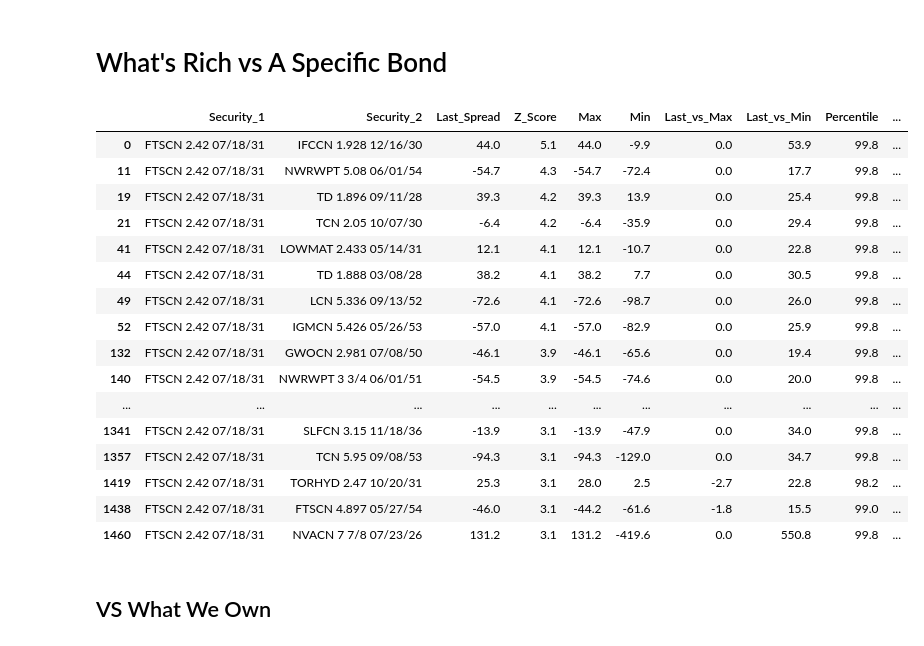
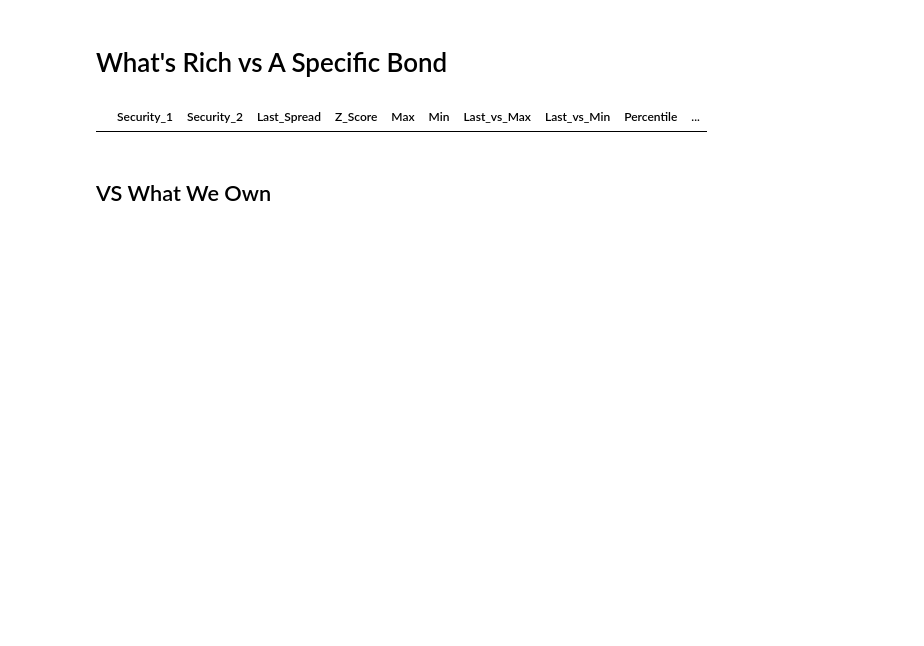
Before and after one commit to ewswlw/work_supa, a Jupyter notebook: analytics/t.ipynb, the cells around one changed output. Cells and saved outputs as stored; diff of their text form; code cells hidden in the pictures; blank space fills up the shorter version.

```diff
--- a/analytics/t.ipynb
+++ b/analytics/t.ipynb
@@ -244,7 +239,7 @@ g_z_bondlevel = g_z_all[
 ].copy()
 
 # Select the same columns as before
-g_z_bondlevel = g_z_ftscn[[
+g_z_bondlevel = g_z_bondlevel[[
     'Security_1',
     'Security_2',
     'Last_Spread',
@@ -254,49 +249,33 @@ g_z_bondlevel = g_z_ftscn[[
     'Last_vs_Max',
     'Last_vs_Min',
     'Percentile',
     'Custom_Sector_1',
     'Custom_Sector_2',
     'Yrs_Mat_Bucket_1',
     'Yrs_Mat_Bucket_2',
     'Size @ Best Offer_runs1',
     'Size @ Best Bid_runs2',
     'Bid/Offer_runs1',
     'Bid/Offer_runs2'
 ]].copy()
 
 # Sort by Z_Score descending
 g_z_bondlevel = g_z_bondlevel.sort_values(by='Z_Score', ascending=False)
 
 # Identify float columns except the two size columns
 size_cols = ['Size @ Best Offer_runs1', 'Size @ Best Bid_runs2']
 float_cols = [col for col in g_z_bondlevel.columns if g_z_bondlevel[col].dtype == 'float' and col not in size_cols]
 
 # Build the format dictionary
 format_dict = {col: '{:.1f}' for col in float_cols}
 format_dict.update({col: '{:,.0f}' for col in size_cols})
 
 # Display with custom formatting
 display(
     g_z_bondlevel.head(30).style.format(format_dict)
 )
 # %% [output]
 |  | Security_1 | Security_2 | Last_Spread | Z_Score | Max | Min | Last_vs_Max | Last_vs_Min | Percentile | ... |
-| 0 | FTSCN 2.42 07/18/31 | IFCCN 1.928 12/16/30 | 44.0 | 5.1 | 44.0 | -9.9 | 0.0 | 53.9 | 99.8 | ... |
-| 11 | FTSCN 2.42 07/18/31 | NWRWPT 5.08 06/01/54 | -54.7 | 4.3 | -54.7 | -72.4 | 0.0 | 17.7 | 99.8 | ... |
-| 19 | FTSCN 2.42 07/18/31 | TD 1.896 09/11/28 | 39.3 | 4.2 | 39.3 | 13.9 | 0.0 | 25.4 | 99.8 | ... |
-| 21 | FTSCN 2.42 07/18/31 | TCN 2.05 10/07/30 | -6.4 | 4.2 | -6.4 | -35.9 | 0.0 | 29.4 | 99.8 | ... |
-| 41 | FTSCN 2.42 07/18/31 | LOWMAT 2.433 05/14/31 | 12.1 | 4.1 | 12.1 | -10.7 | 0.0 | 22.8 | 99.8 | ... |
-| 44 | FTSCN 2.42 07/18/31 | TD 1.888 03/08/28 | 38.2 | 4.1 | 38.2 | 7.7 | 0.0 | 30.5 | 99.8 | ... |
-| 49 | FTSCN 2.42 07/18/31 | LCN 5.336 09/13/52 | -72.6 | 4.1 | -72.6 | -98.7 | 0.0 | 26.0 | 99.8 | ... |
-| 52 | FTSCN 2.42 07/18/31 | IGMCN 5.426 05/26/53 | -57.0 | 4.1 | -57.0 | -82.9 | 0.0 | 25.9 | 99.8 | ... |
-| 132 | FTSCN 2.42 07/18/31 | GWOCN 2.981 07/08/50 | -46.1 | 3.9 | -46.1 | -65.6 | 0.0 | 19.4 | 99.8 | ... |
-| 140 | FTSCN 2.42 07/18/31 | NWRWPT 3 3/4 06/01/51 | -54.5 | 3.9 | -54.5 | -74.6 | 0.0 | 20.0 | 99.8 | ... |
-| ... | ... | ... | ... | ... | ... | ... | ... | ... | ... | ... |
-| 1341 | FTSCN 2.42 07/18/31 | SLFCN 3.15 11/18/36 | -13.9 | 3.1 | -13.9 | -47.9 | 0.0 | 34.0 | 99.8 | ... |
-| 1357 | FTSCN 2.42 07/18/31 | TCN 5.95 09/08/53 | -94.3 | 3.1 | -94.3 | -129.0 | 0.0 | 34.7 | 99.8 | ... |
-| 1419 | FTSCN 2.42 07/18/31 | TORHYD 2.47 10/20/31 | 25.3 | 3.1 | 28.0 | 2.5 | -2.7 | 22.8 | 98.2 | ... |
-| 1438 | FTSCN 2.42 07/18/31 | FTSCN 4.897 05/27/54 | -46.0 | 3.1 | -44.2 | -61.6 | -1.8 | 15.5 | 99.0 | ... |
-| 1460 | FTSCN 2.42 07/18/31 | NVACN 7 7/8 07/23/26 | 131.2 | 3.1 | 131.2 | -419.6 | 0.0 | 550.8 | 99.8 | ... |
 # %% [markdown]
 ## VS What We Own
 # %%
```
Also changed, not shown: parts of 9 cells of this notebook, 17 other files.
